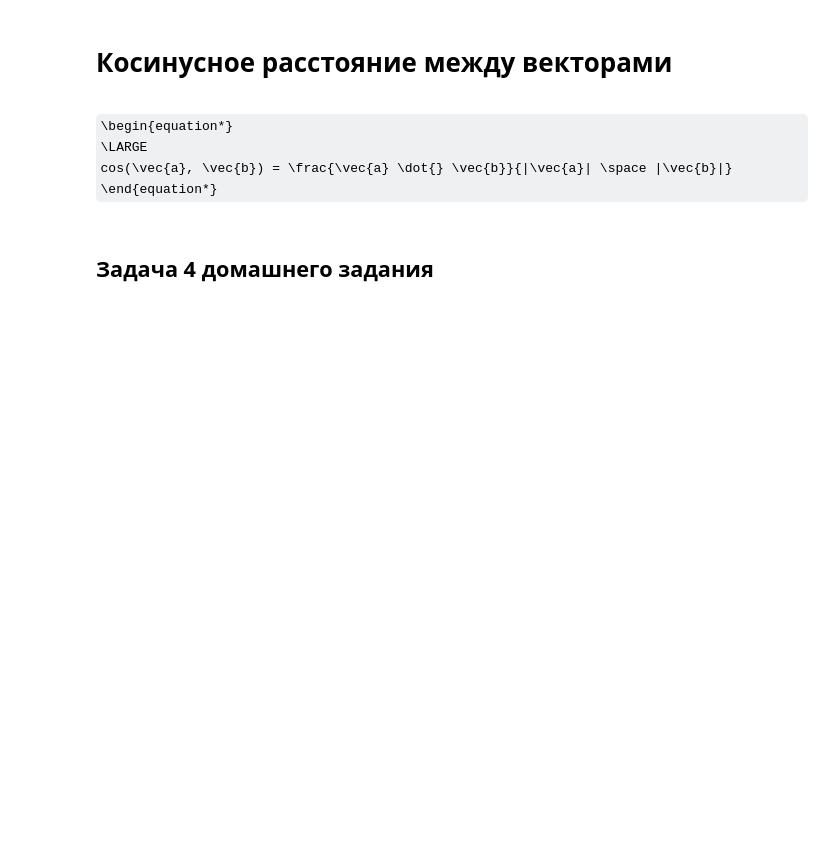
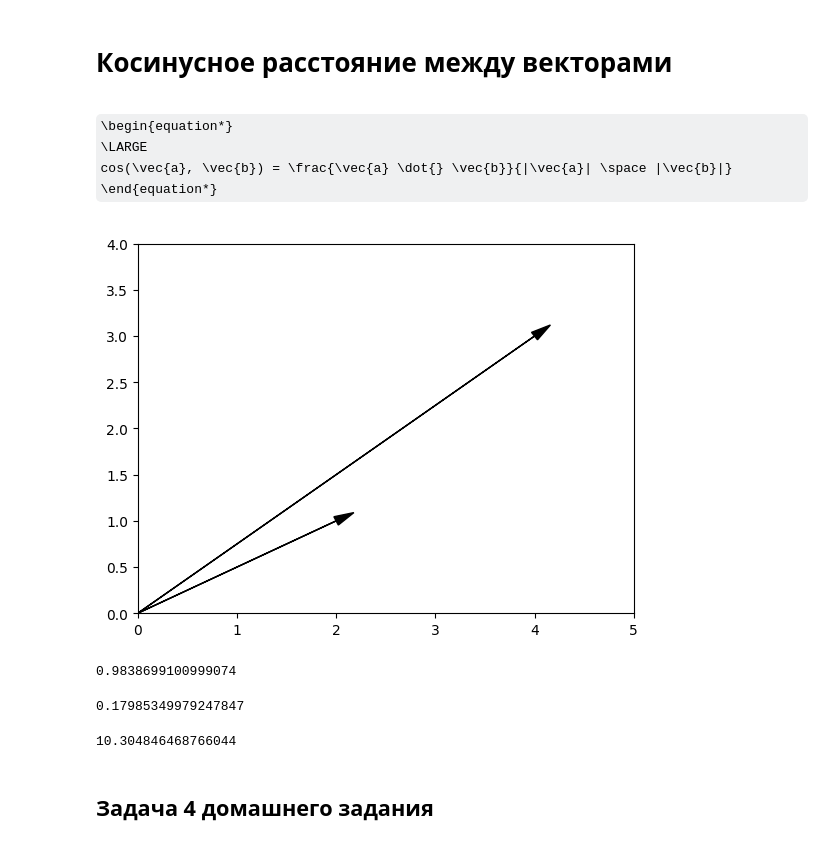
Before and after one commit to vas-ide/Netology, a Jupyter notebook: Python_basic/04 - Regex/Numpy/Python_11_Numpy.ipynb, the cells around one changed output. Drawn from its saved outputs; the diff is of its cells as text; code cells hidden in the pictures; some formulas as TeX source; blank space fills up the shorter version.

```diff
--- a/Python_basic/04 - Regex/Numpy/Python_11_Numpy.ipynb
+++ b/Python_basic/04 - Regex/Numpy/Python_11_Numpy.ipynb
@@ -246,13 +343,16 @@ import matplotlib.pyplot as plt
 # %%
 ax = plt.axes()
 
 plt.xlim( [0, 5] )
 plt.ylim( [0, 4] )
-
+a = np.array( [4, 3] )
+b = np.array( [2, 1] )
 ax.arrow( 0, 0, a[0], a[1], head_width=0.1, head_length=0.2, fc='k', ec='k' )
 ax.arrow( 0, 0, b[0], b[1], head_width=0.1, head_length=0.2, fc='k', ec='k' )
 
 plt.show()
+# %% [output]
+[figure, added]
 # %%
 def cosine( a, b ):
     """
@@ -271,14 +371,20 @@ aLength = np.sqrt( (a*a).sum() )
 bLength = np.sqrt( (b*b).sum() )
 # %%
 cosine( a, b )
+# %% [output]
+0.9838699100999074
 # %%
 # угол между векторами в радианах
 
 np.arccos( cosine( a, b ) )
+# %% [output]
+0.17985349979247847
 # %%
 # угол между векторами в градусах
 
 np.arccos( cosine( a, b ) ) * 360 / 2 / np.pi
+# %% [output]
+10.304846468766044
 # %% [markdown]
 ## Задача 4 домашнего задания
 # %% [markdown]
```
Also changed, not shown: parts of 39 cells of this notebook.
